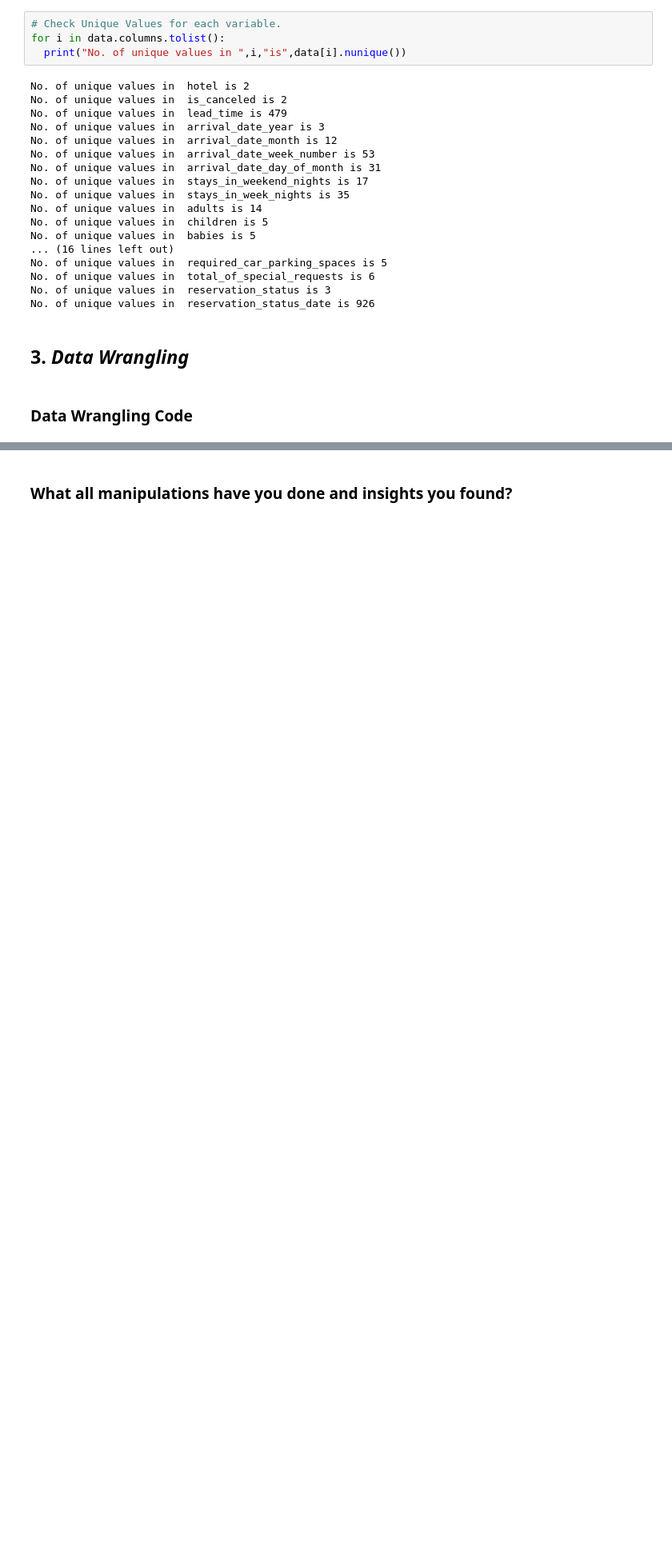
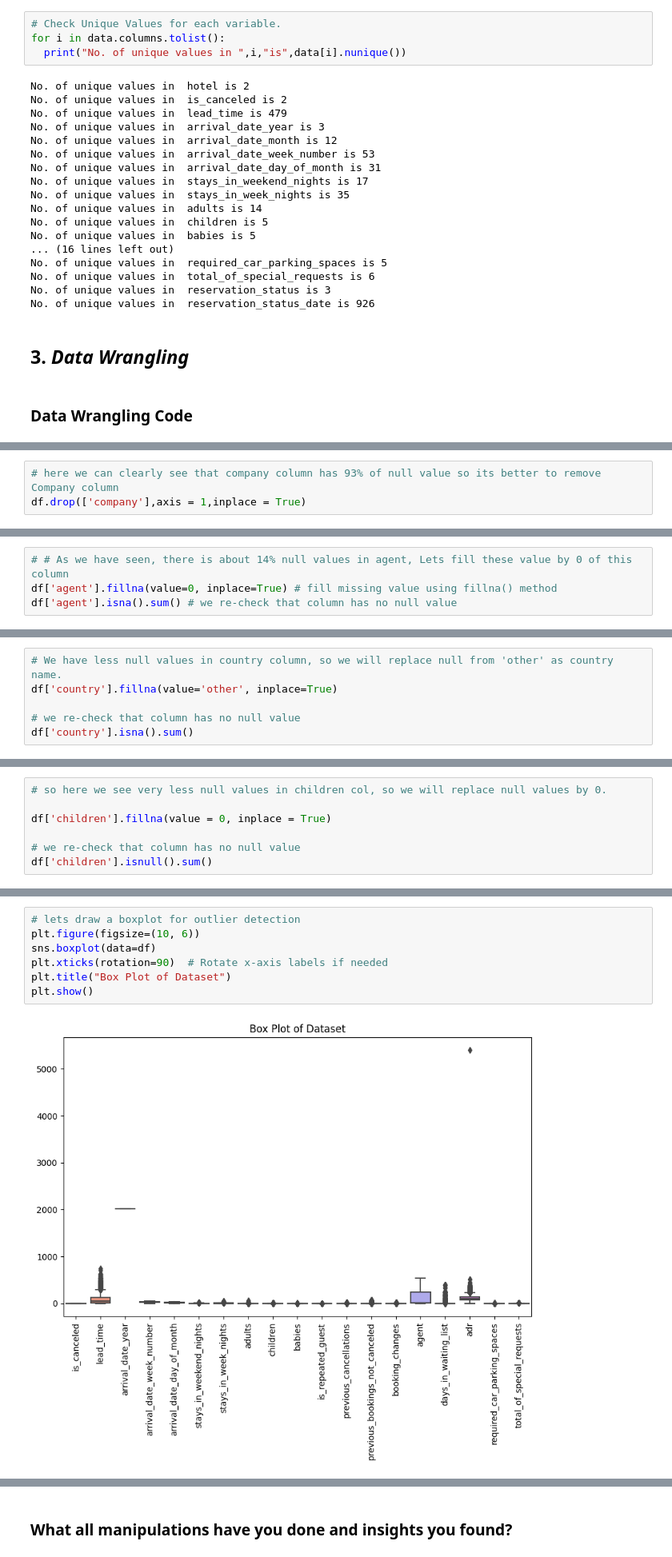
Before and after one commit to vivekMishra121/Hotel_Booking_Analysis_EDA, a Jupyter notebook: Hotel_Booking_Analysis_EDA.ipynb, the cells around one changed output, grey strips where cells are left out. Shown at 80% size. Cells and saved outputs as stored; diff of their text form; blank space fills up the shorter version.

```diff
--- a/Hotel_Booking_Analysis_EDA.ipynb
+++ b/Hotel_Booking_Analysis_EDA.ipynb
@@ -238,0 +378,3 @@ No. of unique values in  reservation_status_date is 926
+# %%
+# here we can clearly see that company column has 93% of null value so its better to remove Company column
+df.drop(['company'],axis = 1,inplace = True)
@@ -238,0 +387,4 @@ No. of unique values in  reservation_status_date is 926
+# %%
+# # As we have seen, there is about 14% null values in agent, Lets fill these value by 0 of this column
+df['agent'].fillna(value=0, inplace=True) # fill missing value using fillna() method
+df['agent'].isna().sum() # we re-check that column has no null value
@@ -238,0 +399,6 @@ No. of unique values in  reservation_status_date is 926
+# %%
+# We have less null values in country column, so we will replace null from 'other' as country name.
+df['country'].fillna(value='other', inplace=True)
+
+# we re-check that column has no null value
+df['country'].isna().sum()
@@ -238,0 +413,7 @@ No. of unique values in  reservation_status_date is 926
+# %%
+# so here we see very less null values in children col, so we will replace null values by 0.
+
+df['children'].fillna(value = 0, inplace = True)
+
+# we re-check that column has no null value
+df['children'].isnull().sum()
@@ -238,0 +449,9 @@ No. of unique values in  reservation_status_date is 926
+# %%
+# lets draw a boxplot for outlier detection
+plt.figure(figsize=(10, 6))
+sns.boxplot(data=df)
+plt.xticks(rotation=90)  # Rotate x-axis labels if needed
+plt.title("Box Plot of Dataset")
+plt.show()
+# %% [output]
+[figure, added]
```
Also changed, not shown: parts of 182 cells of this notebook.
